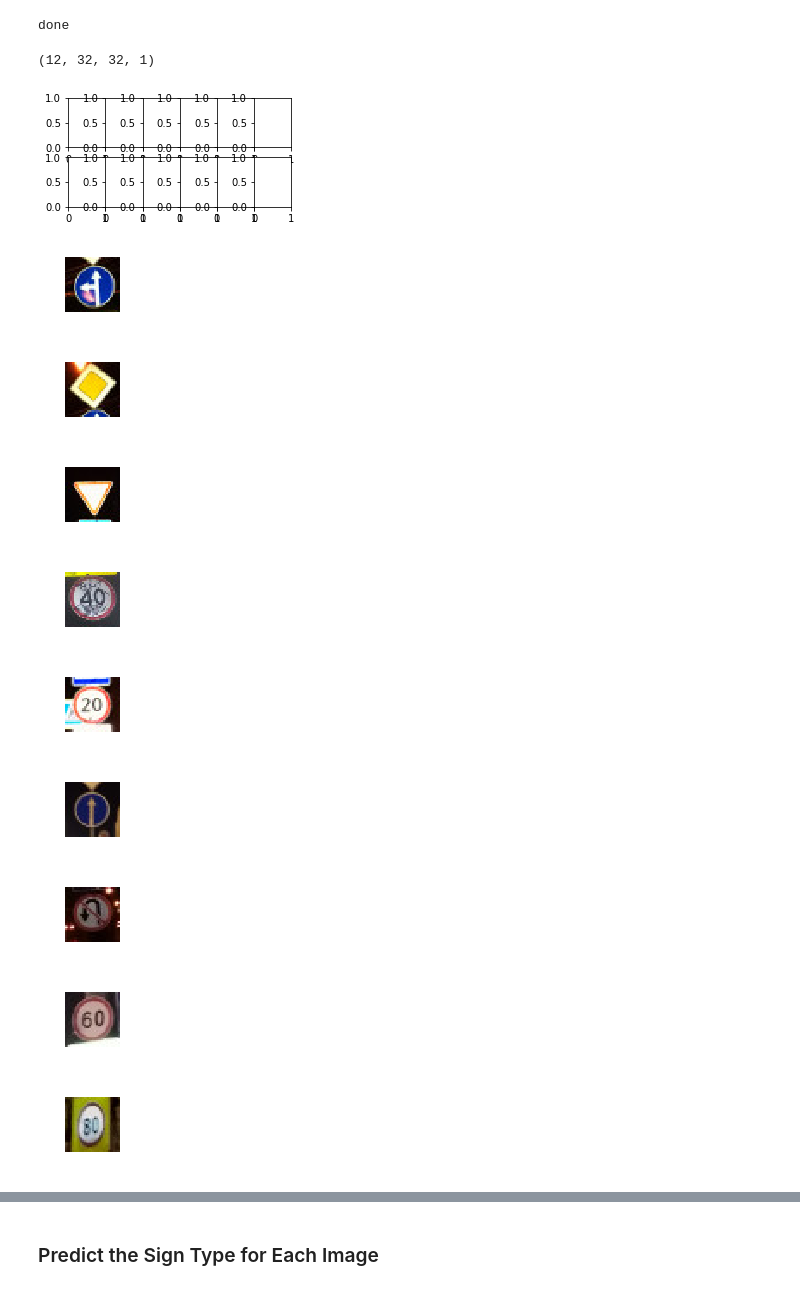
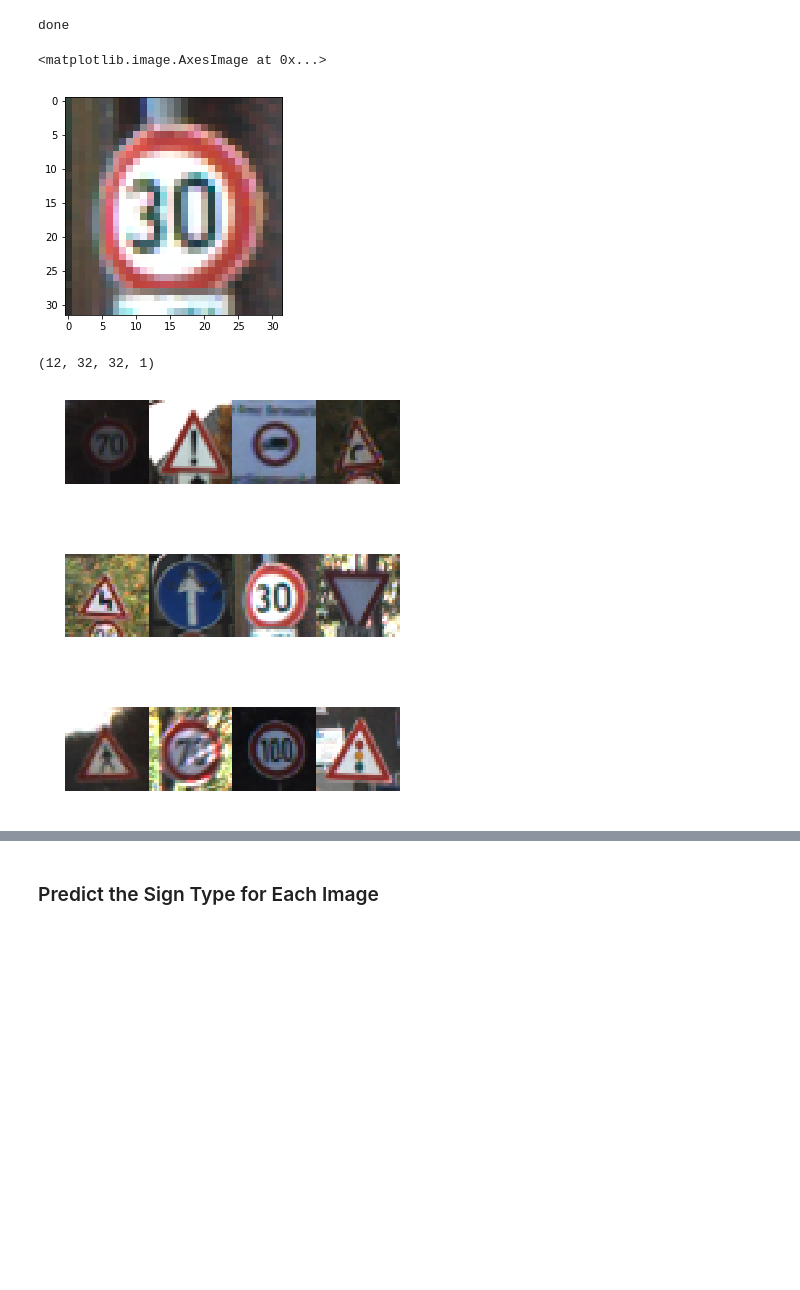
Before and after one commit to anudeepsekhar/Traffic-Sign-Classifier, a Jupyter notebook: Traffic_Sign_Classifier.ipynb, the cells around one changed output, grey strips where cells are left out. Saved outputs shown, nothing was run; the diff lists cells and outputs as text; code cells hidden in the pictures; blank space fills up the shorter version.

```diff
--- a/Traffic_Sign_Classifier.ipynb
+++ b/Traffic_Sign_Classifier.ipynb
@@ -569,42 +569,39 @@ import cv2
 print('done')
 # %% [output]
 done
+# %%
+image = cv2.imread("my_traffic_data/00001.jpg")
+plt.imshow(cv2.cvtColor(image,cv2.COLOR_BGR2RGB))
+# %% [output]
+<matplotlib.image.AxesImage at 0x...>
+[figure, added]
 # %%
 ### Load the images and plot them here.
 ### Feel free to use as many code cells as needed.
 
 #reading in an image
 import glob
 import matplotlib.image as mpimg
 
-fig, axs = plt.subplots(2,4, figsize=(4, 2))
+fig, axs = plt.subplots(3,4, figsize=(6,8))
 fig.subplots_adjust(hspace = .2, wspace=.001)
 axs = axs.ravel()
 
 my_images = []
 
-for i, img in enumerate(glob.glob('./my-found-traffic-signs/*x.png')):
+for i, img in enumerate(glob.glob('my_traffic_data/*jpg')):
     image = cv2.imread(img)
     axs[i].axis('off')
     axs[i].imshow(cv2.cvtColor(image, cv2.COLOR_BGR2RGB))
     my_images.append(image)
 
-my_images = np.asarray(my_images)
+my_images = np.array(my_images)
 
 my_images_gry = np.sum(my_images/3, axis=3, keepdims=True)
 
 my_images_normalized = (my_images_gry - 128)/128
 
 print(my_images_normalized.shape)
 # %% [output]
 (12, 32, 32, 1)
-[figure, old version]
+[figure, new version]
-[figure, removed]
-[figure, removed]
-[figure, removed]
-[figure, removed]
-[figure, removed]
-[figure, removed]
-[figure, removed]
-[figure, removed]
-[figure, removed]
```
Also changed, not shown: parts of 17 cells of this notebook, 7 other files.
